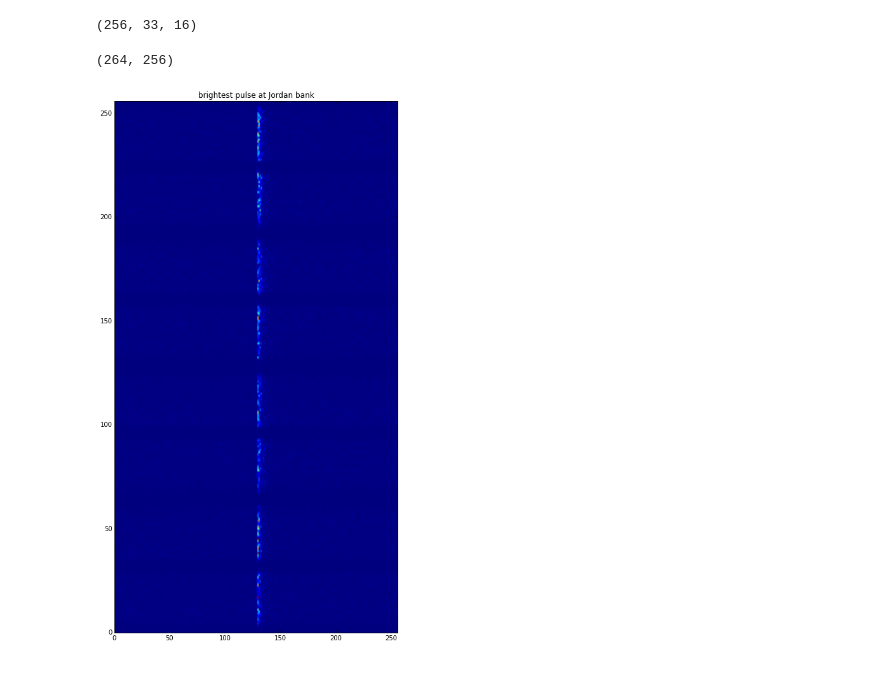
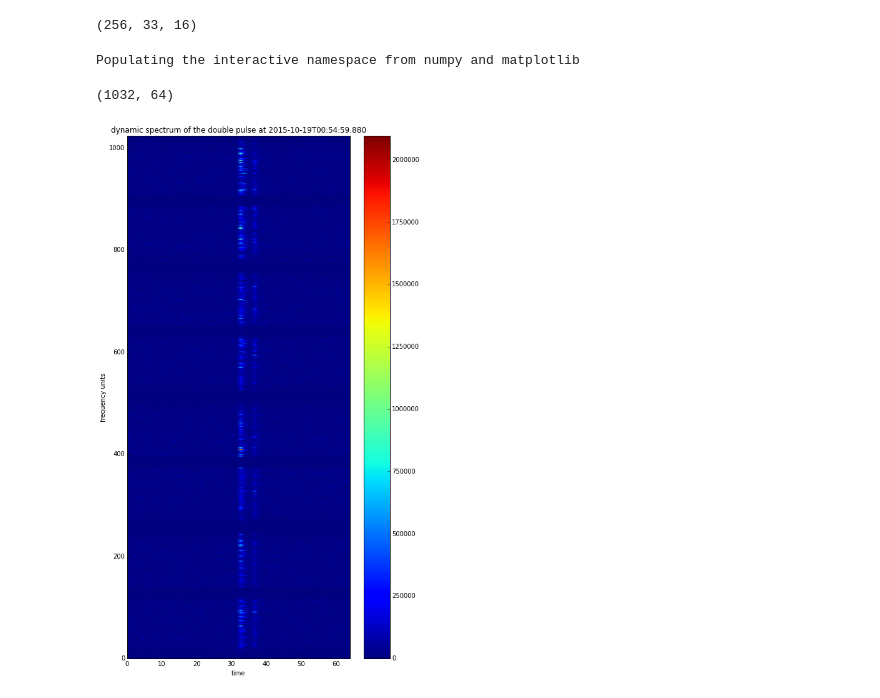
Before and after one commit to xiaozhengxu/scint_analysis, a Jupyter notebook: EVN_crab/Loading Robert's GPs.ipynb, the cells around one changed output. Saved outputs shown, nothing was run; the diff lists cells and outputs as text; code cells hidden in the pictures.

```diff
--- a/EVN_crab/Loading Robert's GPs.ipynb
+++ b/EVN_crab/Loading Robert's GPs.ipynb
@@ -44,8 +44,12 @@ time_string1 = '2015-10-19T00:17:47.415' # S/N = 89!, main pulse
 time_string2 = '2015-10-19T02:35:26.143' # S/N = 43, main pulse
 time_string3 = '2015-10-19T02:06:52.280' #S/N = 7.9, inter pulse
 time_string4 = '2015-10-19T02:06:58.031' #S/N = 9.6, main pulse
+
+time_string5 = '2015-10-19T00:54:59.880' # bright double pulse
+time_string6 = '2015-10-19T02:36:46.815'  #bright double pulse2
 # %%
-gp1 = np.load('/home/ramain/GPs/GP{}/p{}.npy'.format('jb',time_string1))
+time_string = time_string5
+gp1 = np.load('/home/ramain/GPs/GP{}/p{}.npy'.format('p1',time_string))
 # gp2 = np.load('/home/ramain/GPs/GP{}/p{}.npy'.format('jb',time_string1))
 # %%
 %pylab inline
@@ -70,19 +74,25 @@ gp1s.shape
 (256, 33, 16)
 # %%
 # dchan = np.fft.rfft(d_dedispersed.reshape(-1, 2*nchan, 16), axis=1)
-dchan = gp1s
+dchan = gp1
 dR = np.concatenate((dchan[:,::-1,8], dchan[...,0], dchan[:,::-1,10], dchan[...,2], dchan[:,::-1,12], dchan[...,4], dchan[:,::-1,14], dchan[...,6]), axis=1)
 dL = np.concatenate((dchan[:,::-1,9], dchan[...,1], dchan[:,::-1,11], dchan[...,3], dchan[:,::-1,13], dchan[...,5], dchan[:,::-1,15], dchan[...,7]), axis=1)
 output = (abs(dR)**2 + abs(dL)**2).T
 # %%
-# %pylab inline
+%pylab inline
+nchan = 128
 figure(figsize = (8,15))
 imshow(output,extent = [0,64*128/nchan,0,nchan*8],aspect = 'auto')
-title('brightest pulse at Jordan bank')
+# title('bright pulse)
+xlabel('time')
+ylabel('frequency units')
+colorbar()
+title('dynamic spectrum of the double pulse at {}'.format(time_string))
 output.shape
 # %% [output]
-(264, 256)
+Populating the interactive namespace from numpy and matplotlib
+(1032, 64)
-[figure, old version]
+[figure, new version]
 # %%
 def get_SN(outputsumfreq):
     noise_std = np.std(outputsumfreq[:5])
```
Also changed, not shown: parts of 4 cells of this notebook, 2 other files.
